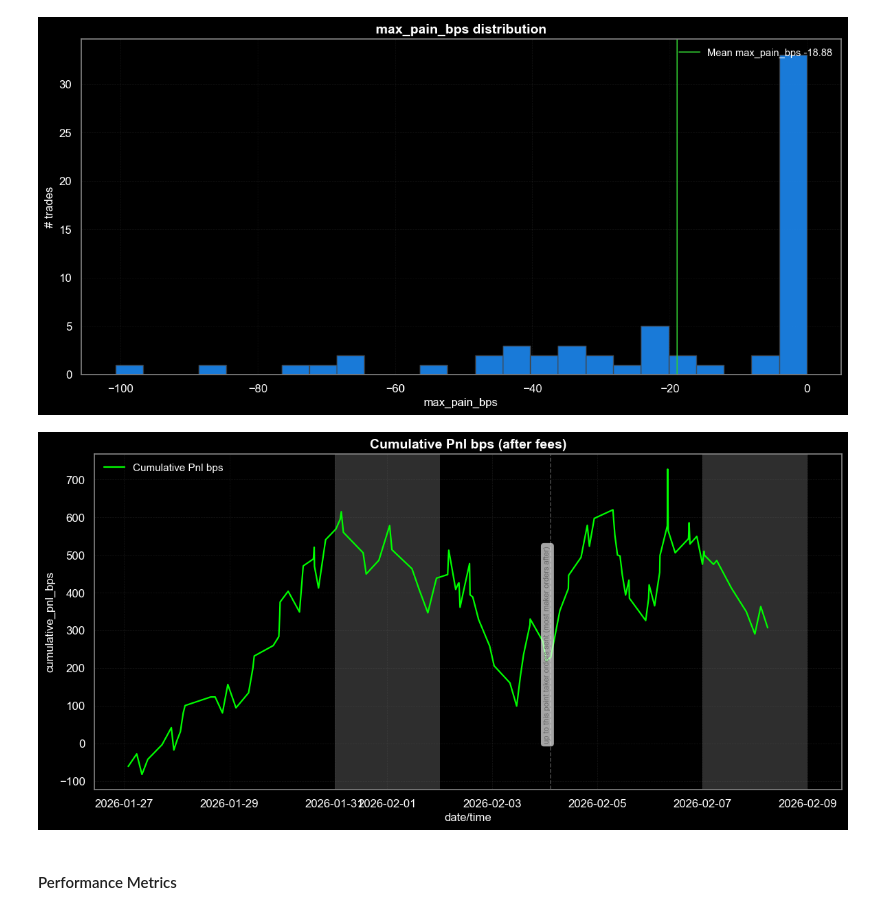
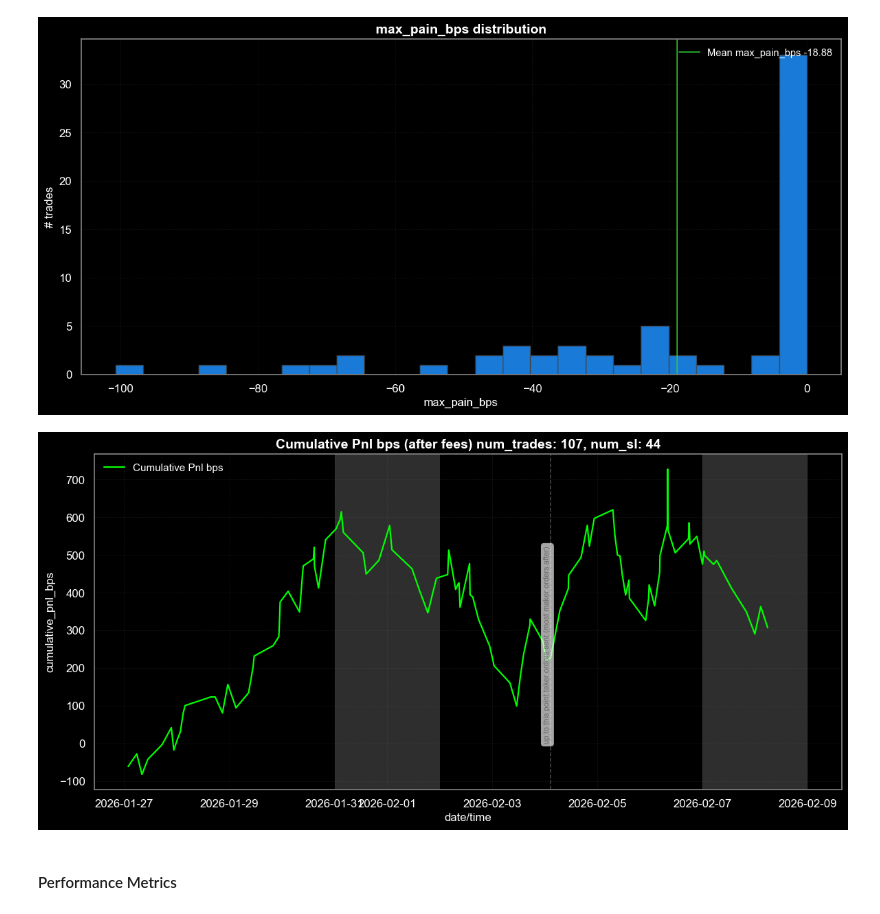
Before and after one commit to r0bbar/siglab, a Jupyter notebook: siglab_py/algo/orderhist_cache_viewer.ipynb, the cells around one changed output. Cells and saved outputs as stored; diff of their text form; code cells hidden in the pictures.

```diff
--- a/siglab_py/algo/orderhist_cache_viewer.ipynb
+++ b/siglab_py/algo/orderhist_cache_viewer.ipynb
@@ -71,7 +71,8 @@ total_pnl_bps = round(pd_orderhist['pnl_bps'].sum(), 2)
 total_pnl_bps_less_comm = round(pd_orderhist['pnl_bps_less_comm'].sum(), 2)
 num_sl = pd_orderhist[pd_orderhist.reason=='SL'].shape[0]
 num_tp = pd_orderhist[pd_orderhist.reason=='CLOSED'].shape[0]
-hit_ratio = round(num_tp / (num_tp + num_sl) *100, 2)
+num_trades = num_tp + num_sl
+hit_ratio = round(num_tp / num_trades *100, 2)
 print(f"hit_ratio: {hit_ratio}% ({num_tp + num_sl} trades, {num_sl} stops), total_pnl_bps: {total_pnl_bps}, total_pnl_bps_less_comm: {total_pnl_bps_less_comm}")
 # %% [output]
 hit_ratio: 58.88% (107 trades, 44 stops), total_pnl_bps: 748.95, total_pnl_bps_less_comm: 306.96
@@ -161,7 +162,7 @@ plt.plot(
     label='Cumulative Pnl bps'
 )
 
-plt.title('Cumulative Pnl bps (after fees)',
+plt.title(f'Cumulative Pnl bps (after fees) num_trades: {num_trades}, num_sl: {num_sl}',
           fontsize=14, fontweight='bold', color='white')
 plt.xlabel('date/time', fontsize=12, color='white')
 plt.ylabel('cumulative_pnl_bps', fontsize=12, color='white')
@@ -198,34 +199,34 @@ for idx, row in events.iterrows():
             color='dimgray',
             linewidth=1.1,
             linestyle='--',
             alpha=0.7,
             zorder=5
         )
 
         ax.text(
             x=ts,
             y=0.03,
             s=remark,
             color='dimgray',
             fontsize=8,
             fontweight='normal',
             ha='right',
             va='bottom',
             rotation=90,
             bbox=dict(
                 facecolor='white',
                 alpha=0.65,
                 edgecolor='none',
                 pad=1.6,
                 boxstyle='round,pad=0.4'
             ),
             zorder=6
         )
 
 plt.tight_layout()
 plt.show()
 # %% [output]
-[figure, old version]
+[figure, new version]
 # %%
 # https://github.com/ranaroussi/quantstats
 %matplotlib inline
```
